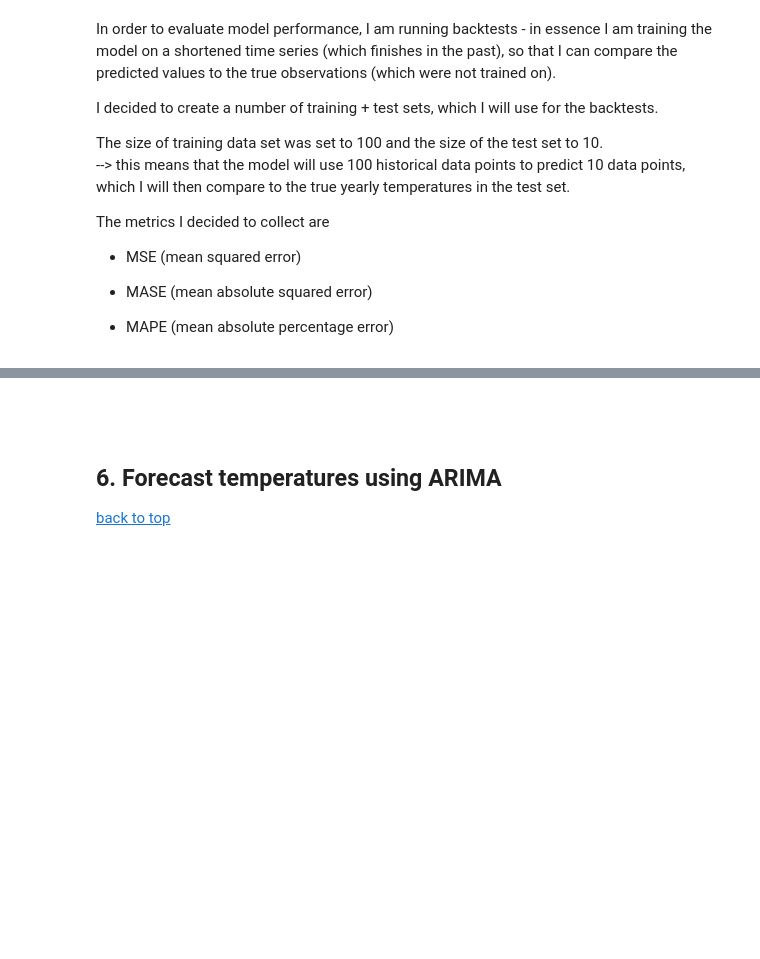
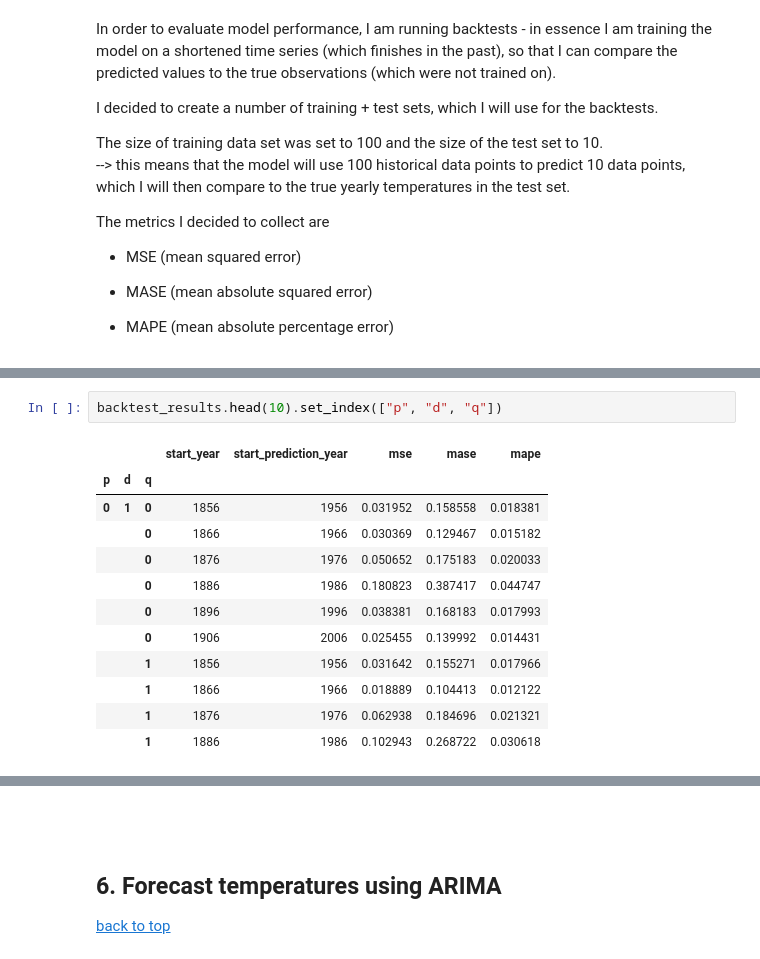
Before and after one commit to pamelahathway/climate_forecasting, a Jupyter notebook: notebooks/climate_forecasting.ipynb, the cells around one changed output, grey strips where cells are left out. Drawn from its saved outputs; the diff is of its cells as text; blank space fills up the shorter version.

```diff
--- a/notebooks/climate_forecasting.ipynb
+++ b/notebooks/climate_forecasting.ipynb
@@ -424,3 +452,18 @@ backtest_results = pd.concat(backtest_results)
+# %%
+backtest_results.head(10).set_index(["p", "d", "q"])
+# %% [output]
+|  |  |  | start_year | start_prediction_year | mse | mase | mape |
+| p | d | q |  |  |  |  |  |
+| 0 | 1 | 0 | 1856 | 1956 | 0.031952 | 0.158558 | 0.018381 |
+|  |  | 0 | 1866 | 1966 | 0.030369 | 0.129467 | 0.015182 |
+|  |  | 0 | 1876 | 1976 | 0.050652 | 0.175183 | 0.020033 |
+|  |  | 0 | 1886 | 1986 | 0.180823 | 0.387417 | 0.044747 |
+|  |  | 0 | 1896 | 1996 | 0.038381 | 0.168183 | 0.017993 |
+|  |  | 0 | 1906 | 2006 | 0.025455 | 0.139992 | 0.014431 |
+|  |  | 1 | 1856 | 1956 | 0.031642 | 0.155271 | 0.017966 |
+|  |  | 1 | 1866 | 1966 | 0.018889 | 0.104413 | 0.012122 |
+|  |  | 1 | 1876 | 1976 | 0.062938 | 0.184696 | 0.021321 |
+|  |  | 1 | 1886 | 1986 | 0.102943 | 0.268722 | 0.030618 |
 # %%
 mean_performance_per_order = (
     backtest_results.groupby(by=["p", "d", "q"]).mean().sort_values(by="mse").drop(columns=["start_year", "start_prediction_year"])
```
Also changed, not shown: parts of 32 cells of this notebook.
